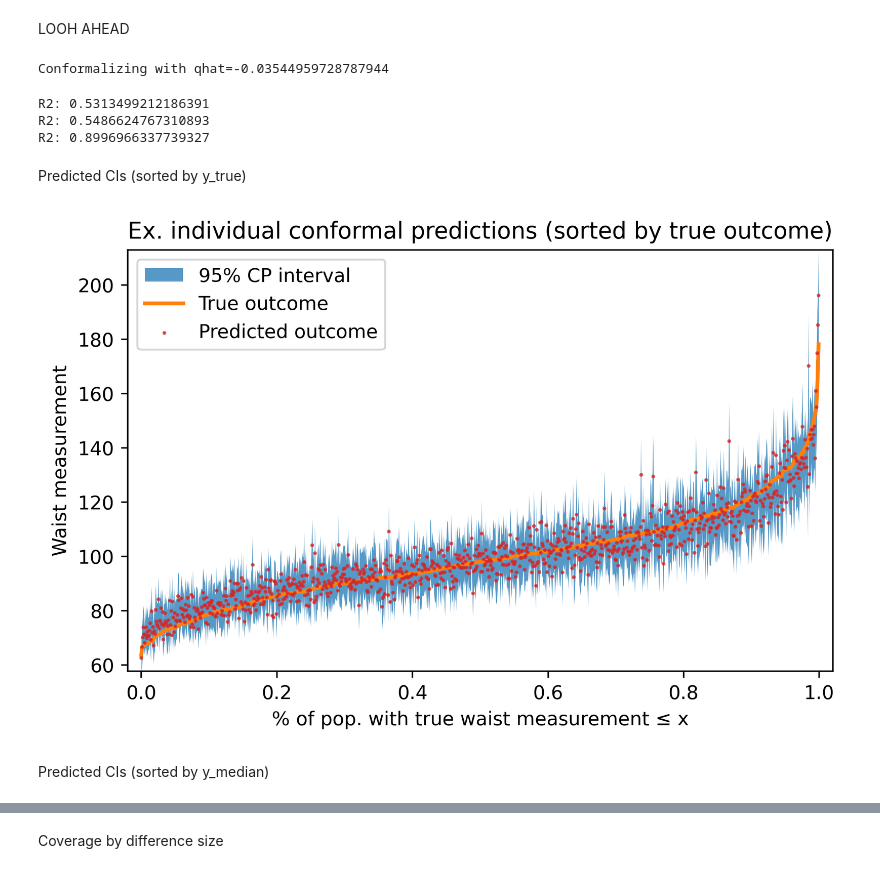
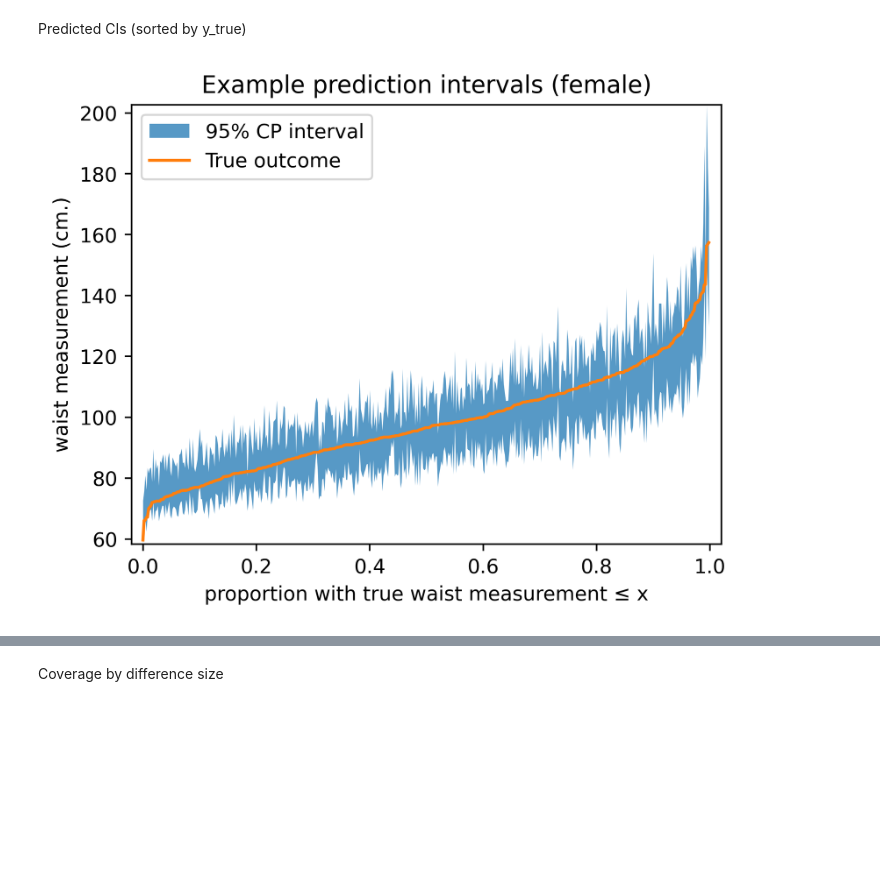
Before and after one commit to carlwharris/conformal_prediction_NHANES, a Jupyter notebook: clean_data.ipynb, the cells around one changed output, grey strips where cells are left out. Cells and saved outputs as stored; diff of their text form; code cells hidden in the pictures; blank space fills up the shorter version.

```diff
--- a/clean_data.ipynb
+++ b/clean_data.ipynb
@@ -36,10 +43,10 @@ y = y[outcome].astype(float)
 # %%
 from sklearn.linear_model import LinearRegression
 
-X_train, X_cal, X_test, y_train, y_cal, y_test = split_train_cal_test(X, y, trn_prop=0.5, cal_prop=0.25)
+NHANES_X, NHANES_y = split_train_cal_test(X, y, trn_prop=0.5, cal_prop=0.25)
 
 alpha = 0.05
-reg = CP(X_train, X_cal, y_train, y_cal, alpha=alpha, regressor="QR")
-# reg.hyperparam_search(n_iter=10)
+reg = CP(NHANES_X['train'], NHANES_X['cal'], NHANES_y['train'], NHANES_y['cal'], alpha=alpha, regressor="QR")
+reg.hyperparam_search(n_iter=100)
 reg.train()
 # %% [output]
@@ -48,6 +69,6 @@ Fitting median quantile (0.5)
 Fitting upper quantile (0.975)
 # %%
 reg.calc_qhat()
-cp_pred_df = reg.predict_cp_quantiles(X_test, y_test)
+cp_pred_df = reg.predict_cp_quantiles(NHANES_X['test'], NHANES_y['test'])
 # %% [output]
 Calculating scores
@@ -68,60 +98,41 @@ print(f"R2: {r2}")
-# %% [markdown]
-LOOH AHEAD
-# %%
-f_path = "/Users/carlharris/Documents/AIEM/Diabetes/LOOK AHEAD/Data/Baseline/Analysis_Data/baseline_combined.csv"
-df = pd.read_csv(f_path)
-df = recode_variables_LOOK_AHEAD(df)
-X = df[[ 'AGE', 'FEMALE',  'WEIGHT', 'HEIGHT', 'BMI'] + race_dummies]
-outcome = 'WAIST'
-y = df[[outcome]]
-y = y[outcome].astype(float)
-cp_pred_df = reg.predict_cp_quantiles(X_test, y_test)
-# %% [output]
-Conformalizing with qhat=-0.03544959728787944
-# %%
-from sklearn.metrics import r2_score
-from sklearn.metrics import d2_pinball_score
-
-r2 = r2_score(cp_pred_df['y_true'], cp_pred_df['lower'])
-print(f"R2: {r2}")
-
-r2 = r2_score(cp_pred_df['y_true'], cp_pred_df['upper'])
-print(f"R2: {r2}")
-
-r2 = r2_score(cp_pred_df['y_true'], cp_pred_df['median'])
-print(f"R2: {r2}")
-# %% [output]
-R2: 0.5313499212186391
-R2: 0.5486624767310893
-R2: 0.8996966337739327
 # %% [markdown]
 Predicted CIs (sorted by y_true)
 # %%
 sample_df = cp_pred_df.copy()
-n_sample = 1000
+n_sample = 500
 
 sample_df = sample_df.sample(n = n_sample)
 sample_df = sample_df.sort_values(by=['y_true'])
 sample_df = sample_df.reset_index()
 
-plt.figure(figsize=(6, 4), dpi=400)
+plt.figure(figsize=(5, 4), dpi=400)
 
 lbl = "{:.0f}% CP interval".format((1-alpha) * 100)
 plt.fill_between(sample_df.index/n_sample, sample_df['lower'], sample_df['upper'], alpha=0.75, color='C0', label=lbl, linewidth=0, zorder=1)
-plt.plot(sample_df.index/n_sample, sample_df['y_true'], linewidth=2, color='C1', label="True outcome", zorder=2)
-plt.scatter(sample_df.index/n_sample, sample_df['median'], s=1, color='C3', label="Predicted outcome", alpha=0.75, zorder=3)
+plt.plot(sample_df.index/n_sample, sample_df['y_true'], linewidth=1.5, color='C1', label="True outcome", zorder=2)
+# plt.scatter(sample_df.index/n_sample, sample_df['median'], s=1, color='C3', label="Predicted outcome", alpha=0.75, zorder=3)
 
-plt.title("Ex. individual conformal predictions (sorted by true outcome)")
+if GENDER is not None:
+    # Img path with gender
+    img_path = os.path.join(plots_folder, "NH_ex_preds_{:.0f}Q_{gender}.pdf".format((1-alpha) * 100, gender=GENDER))
+    if GENDER == "MALE":
+        plt.title("Example prediction intervals (male)")
+    else:
+        plt.title("Example prediction intervals (female)")
+
+else:
+    img_path = os.path.join(plots_folder, "NH_ex_preds_{:.0f}Q.pdf".format((1-alpha) * 100))
+    plt.title("Example prediction intervals")
+
 plt.legend(loc='upper left')
-plt.ylabel(f"{outcome} measurement")
-plt.xlabel(f"% of pop. with true {outcome.lower()} measurement ≤ x")
+plt.ylabel(f"waist measurement (cm.)")
+plt.xlabel(f"proportion with true waist measurement ≤ x")
 plt.xlim([-0.02, 1.02])
 plt.ylim([np.min(sample_df['lower']), np.max(sample_df['upper'])])
 plt.tight_layout()
-img_path = os.path.join(plots_folder, "ex_preds_by_true_y_{:.0f}Q.pdf".format((1-alpha) * 100))
+
+
 plt.savefig(img_path, format="pdf", bbox_inches="tight")
 plt.show()
 # %% [output]
-[figure, old version]
+[figure, new version]
-# %% [markdown]
-Predicted CIs (sorted by y_median)
```
Also changed, not shown: parts of 21 cells of this notebook, 10 other files.
